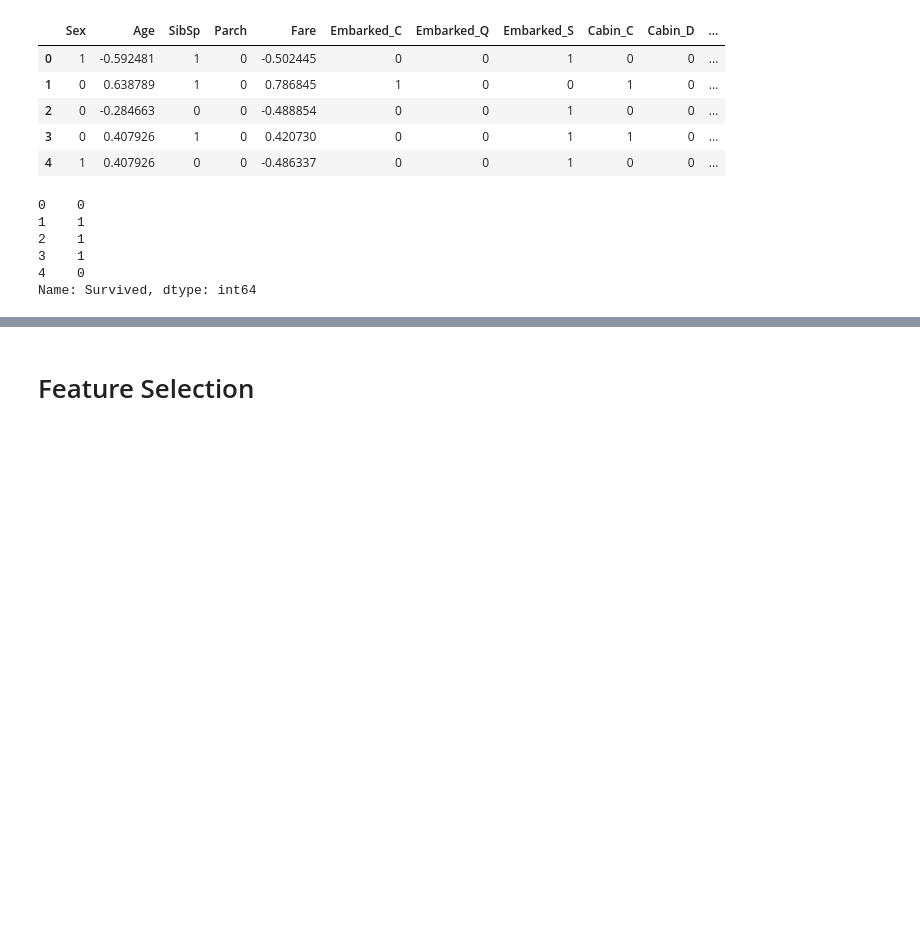
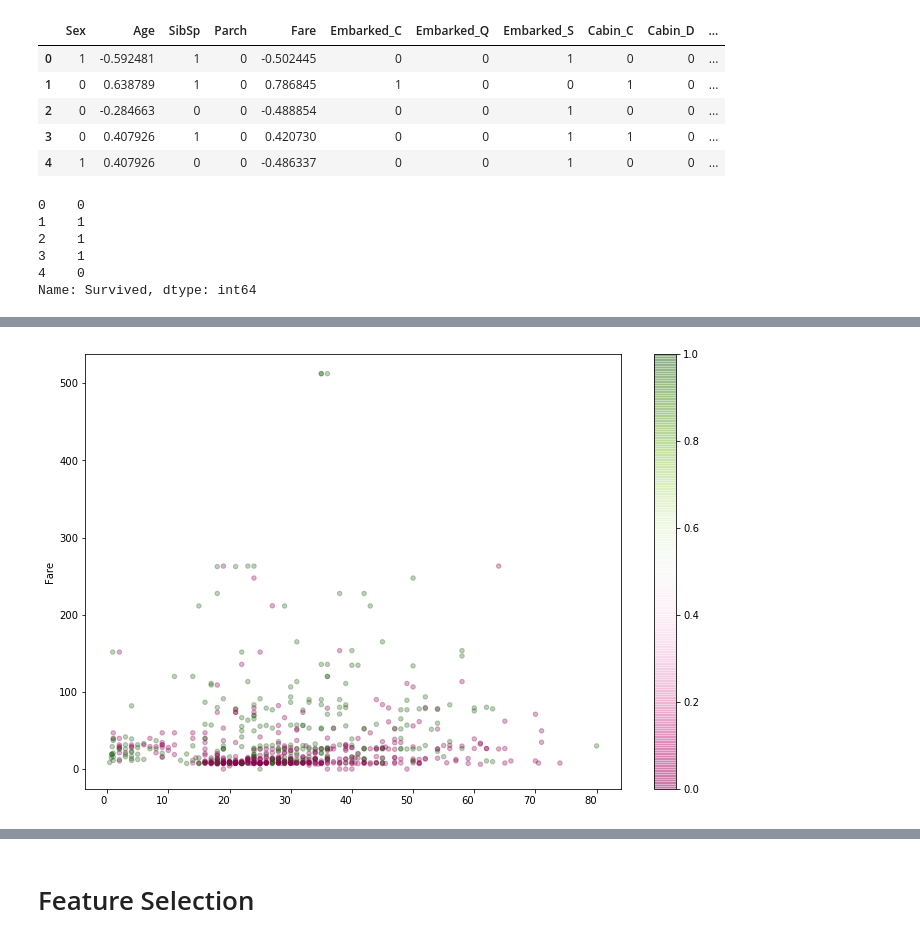
Before and after one commit to Xpitfire/handson-ml, a Jupyter notebook: 03_Exercise_Kaggle-Titanic.ipynb, the cells around one changed output, grey strips where cells are left out. Saved outputs shown, nothing was run; the diff lists cells and outputs as text; code cells hidden in the pictures; blank space fills up the shorter version.

```diff
--- a/03_Exercise_Kaggle-Titanic.ipynb
+++ b/03_Exercise_Kaggle-Titanic.ipynb
@@ -14,7 +14,7 @@ def load_data():
 # %%
 # get data from file
 data_train, data_test, data_gender_submission = load_data()
-ori_data_train, ori_data_test = data_train, data_test
+ori_data_train, ori_data_test = data_train.copy(), data_test.copy()
 # %% [markdown]
 # View Data
 # %%
@@ -392,0 +419,10 @@ Name: Survived, dtype: int64
+# %%
+ax = ori_data_train.plot(figsize=(12, 8), kind="scatter", x="Age", y="Fare", alpha=0.3,
+            c=ori_data_train["Survived"], cmap=plt.get_cmap("PiYG"), colorbar=True)
+# set the xaxis label
+plt.setp(ax.get_xticklabels(), visible=True, rotation=0, ha='right')
+# turn off minor ticks
+plt.minorticks_off()
+plt.show()
+# %% [output]
+[figure, added]
```
Also changed, not shown: parts of 27 cells of this notebook, 2 other files.
